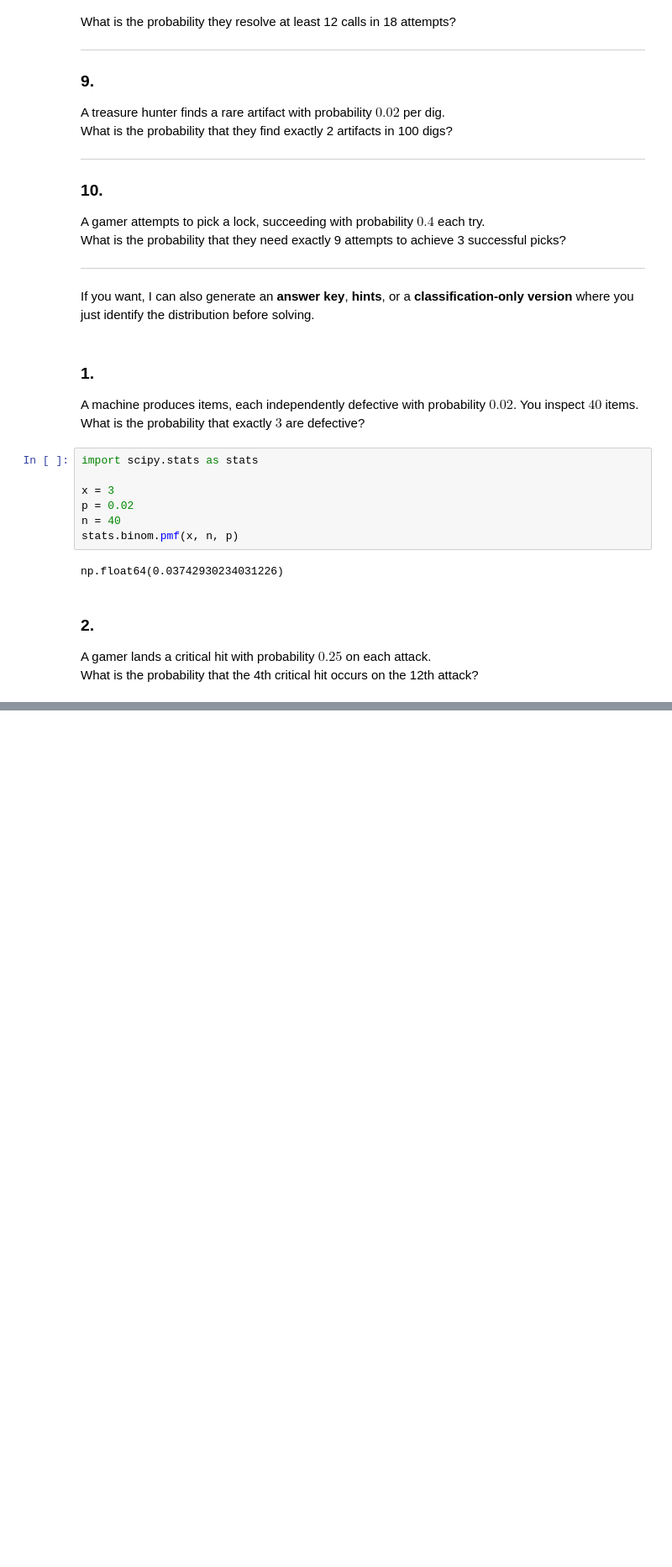
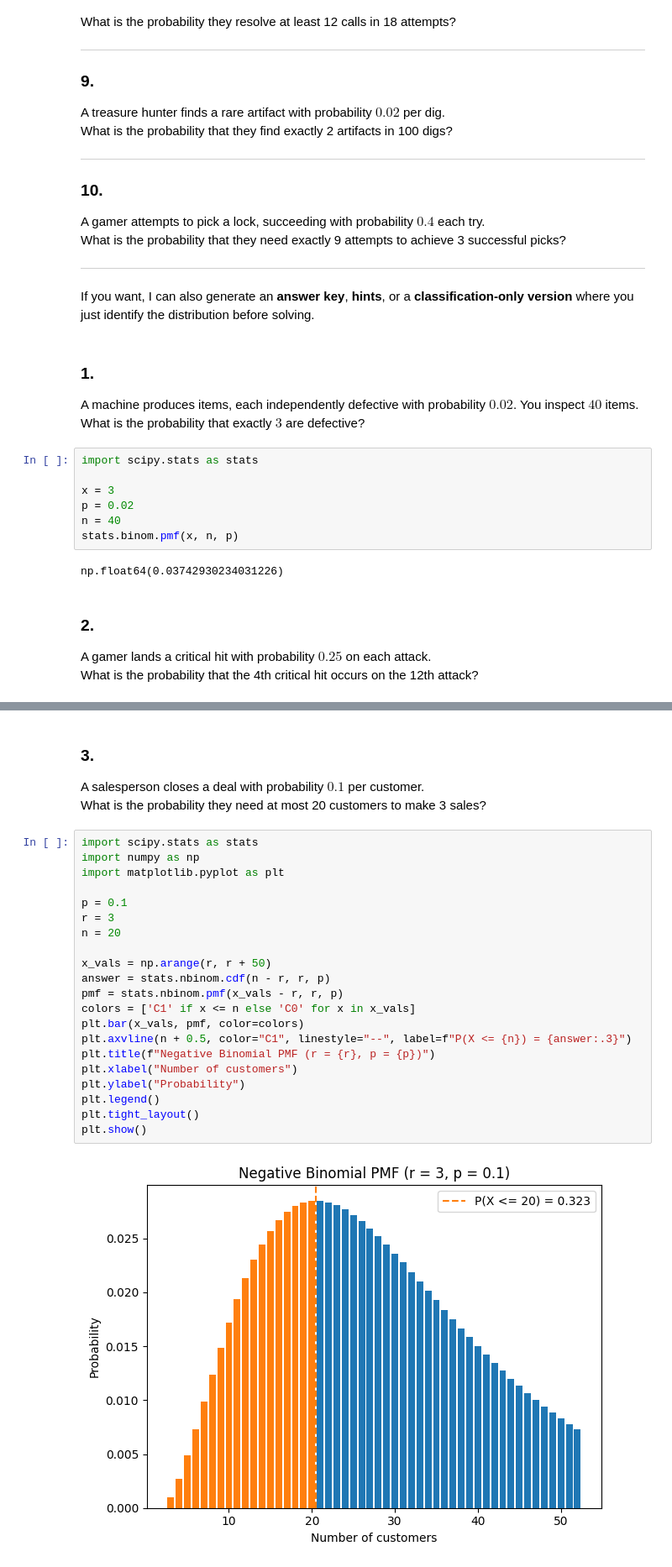
Before and after one commit to ZenSoftware/zen_jupyter, a Jupyter notebook: stats/practice_questions/binomial_and_negbinom.ipynb, the cells around one changed output, grey strips where cells are left out. Shown at 84% size. Saved outputs shown, nothing was run; the diff lists cells and outputs as text; blank space fills up the shorter version.

```diff
--- a/stats/practice_questions/binomial_and_negbinom.ipynb
+++ b/stats/practice_questions/binomial_and_negbinom.ipynb
@@ -102,3 +102,30 @@ plt.tight_layout()
 plt.show()
 # %% [output]
 [figure]
+# %% [markdown]
+### **3.**
+A salesperson closes a deal with probability $0.1$ per customer.
+What is the probability they need at most 20 customers to make 3 sales?
+# %%
+import scipy.stats as stats
+import numpy as np
+import matplotlib.pyplot as plt
+
+p = 0.1
+r = 3
+n = 20
+
+x_vals = np.arange(r, r + 50)
+answer = stats.nbinom.cdf(n - r, r, p)
+pmf = stats.nbinom.pmf(x_vals - r, r, p)
+colors = ['C1' if x <= n else 'C0' for x in x_vals]
+plt.bar(x_vals, pmf, color=colors)
+plt.axvline(n + 0.5, color="C1", linestyle="--", label=f"P(X <= {n}) = {answer:.3}")
+plt.title(f"Negative Binomial PMF (r = {r}, p = {p})")
+plt.xlabel("Number of customers")
+plt.ylabel("Probability")
+plt.legend()
+plt.tight_layout()
+plt.show()
+# %% [output]
+[figure, added]
```
Also changed, not shown: parts of 3 cells of this notebook, 1 other file.
